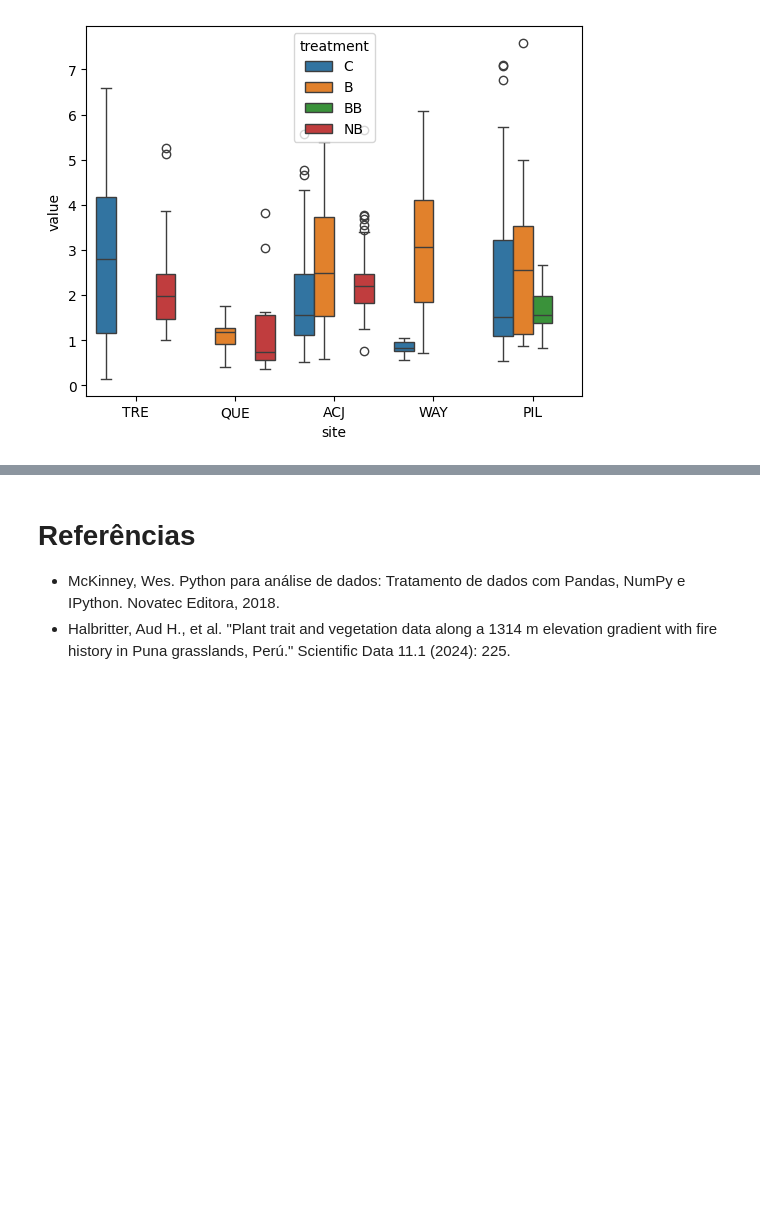
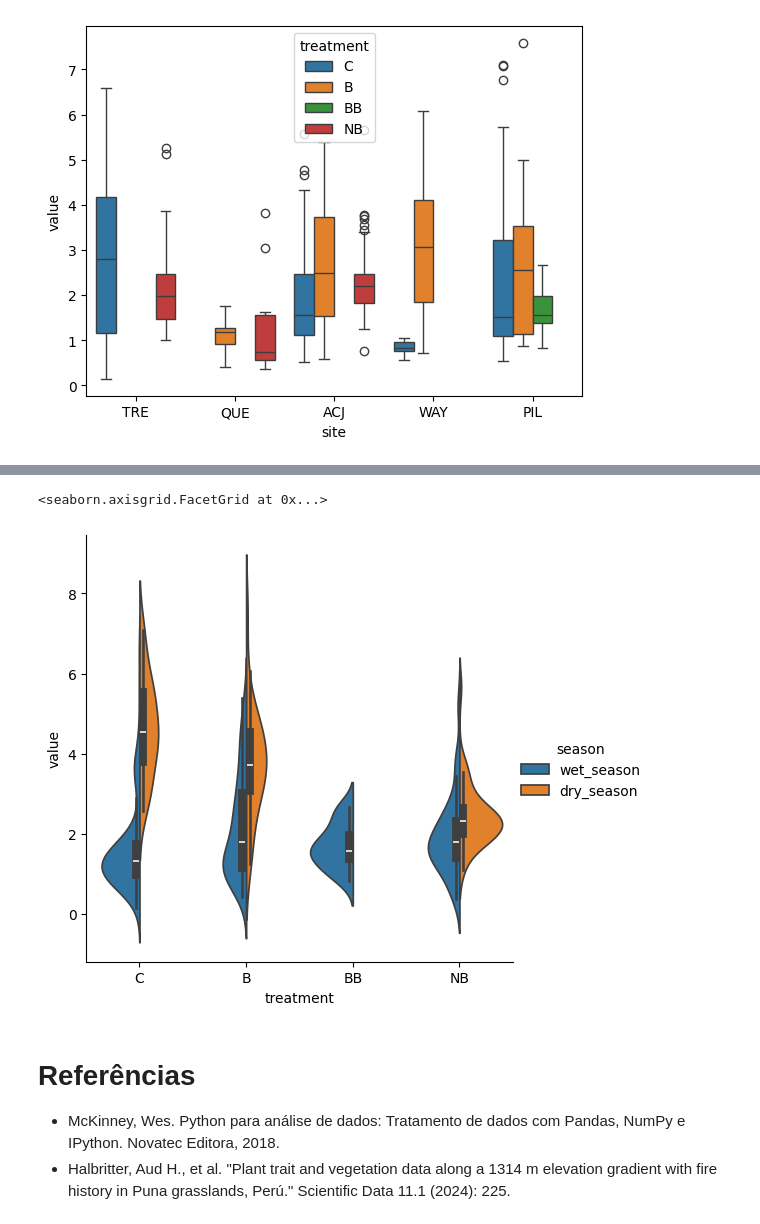
Before and after one commit to SantosRAC/gvenck_python_intro_2025, a Jupyter notebook: Dia_3.ipynb, the cells around one changed output, grey strips where cells are left out. Saved outputs shown, nothing was run; the diff lists cells and outputs as text; code cells hidden in the pictures; blank space fills up the shorter version.

```diff
--- a/Dia_3.ipynb
+++ b/Dia_3.ipynb
@@ -541,3 +567,9 @@ sns.boxplot(x="site", y="value", hue="treatment", data=pftc5_functional_traits_c
+# %%
+sns.catplot(kind="violin", x="treatment", y="value", hue="season", split=True,
+            data=pftc5_functional_traits_clean_c_tarmensis[pftc5_functional_traits_clean_c_tarmensis['trait'] == 'leaf_area_cm2'])
+# %% [output]
+<seaborn.axisgrid.FacetGrid at 0x...>
+[figure, added]
 # %% [markdown]
 # Referências
 
```
Also changed, not shown: parts of 7 cells of this notebook.
